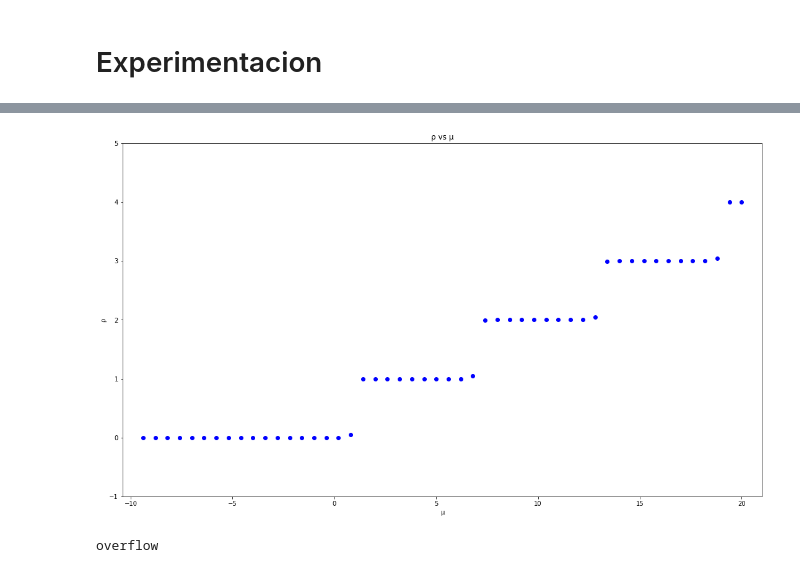
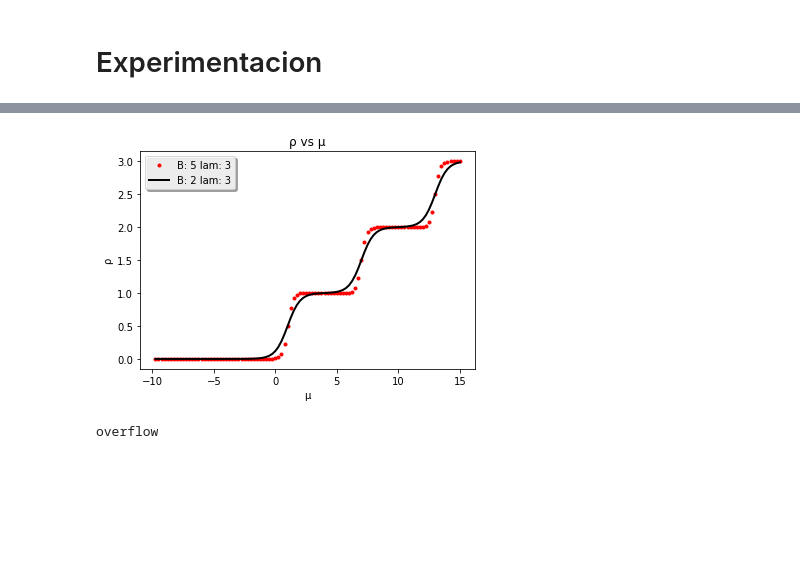
Before and after one commit to Gonen09/infinite-range-hopping-Python, a Jupyter notebook: problema 1.ipynb, the cells around one changed output, grey strips where cells are left out. Cells and saved outputs as stored; diff of their text form; code cells hidden in the pictures; blank space fills up the shorter version.

```diff
--- a/problema 1.ipynb
+++ b/problema 1.ipynb
@@ -112,3 +83,35 @@ Tiempo ejecución:  0.015600204467773438 ms
+# %%
+class FuncionRo(object):
+    def __init__(self):
+        self.densidad_punto = 100.0
+        self.rango_eje_x = [-10, 15]
+        self.u = []  #ejex
+        self.ro = [] #ejey
+        self.b = B # inversa de la temperatura
+        self.n = N
+        self.lam = lam
+
+    def funcionRo(self):
+        densidad_puntos = self.densidad_punto
+        rango_de_U = self.rango_eje_x
+        x = self.u = []
+        y = self.ro = []
+        u = rango_de_U[0]
+
+        for i in range(int(densidad_puntos)):
+            u += (rango_de_U[1] - rango_de_U[0]) / densidad_puntos
+            try:
+                ro = f1(self.b, u, self.lam, self.n) / f2(self.b, u, self.lam, self.n)
+                x.append(u)
+                y.append(ro)
+            except ZeroDivisionError:
+                print('Division por cero')
+                break
+            except OverflowError:
+                print('overflow')
+                break
+        return x, y
+x, y = FuncionRo().funcionRo()
 # %% [markdown]
 ### Obtención verificador
 # %% [markdown]
@@ -184,8 +194,18 @@ grafica(x1, y1, True)
-# %%
-x1, y1 = arreglos_B_XY(15, U, lam, N)
-grafica(x1, y1, True)
-# %% [output]
-[figure, removed]
+# %%
+#cambiando la experimentacion con un B = 4
+funcionExperimental1 = FuncionRo()
+funcionExperimental1.b = 2
+funcionExperimental2 = FuncionRo()
+funcionExperimental1.b = 5
+
+x1, y1 = funcionExperimental1.funcionRo()
+grafico = Grafica()
+grafico.funcionX(x1)
+grafico.agregarFuncionY(funcionExperimental1, 'r', '.', 2)
+grafico.agregarFuncionY(funcionExperimental2, 'k', '-', 2)
+grafico.mostrarGrafico()
+# %% [output]
+[figure, added]
 # %%
 
 x1, y1 = arreglos_B_XY(50, U, lam, N)
```
Also changed, not shown: parts of 8 cells of this notebook.
